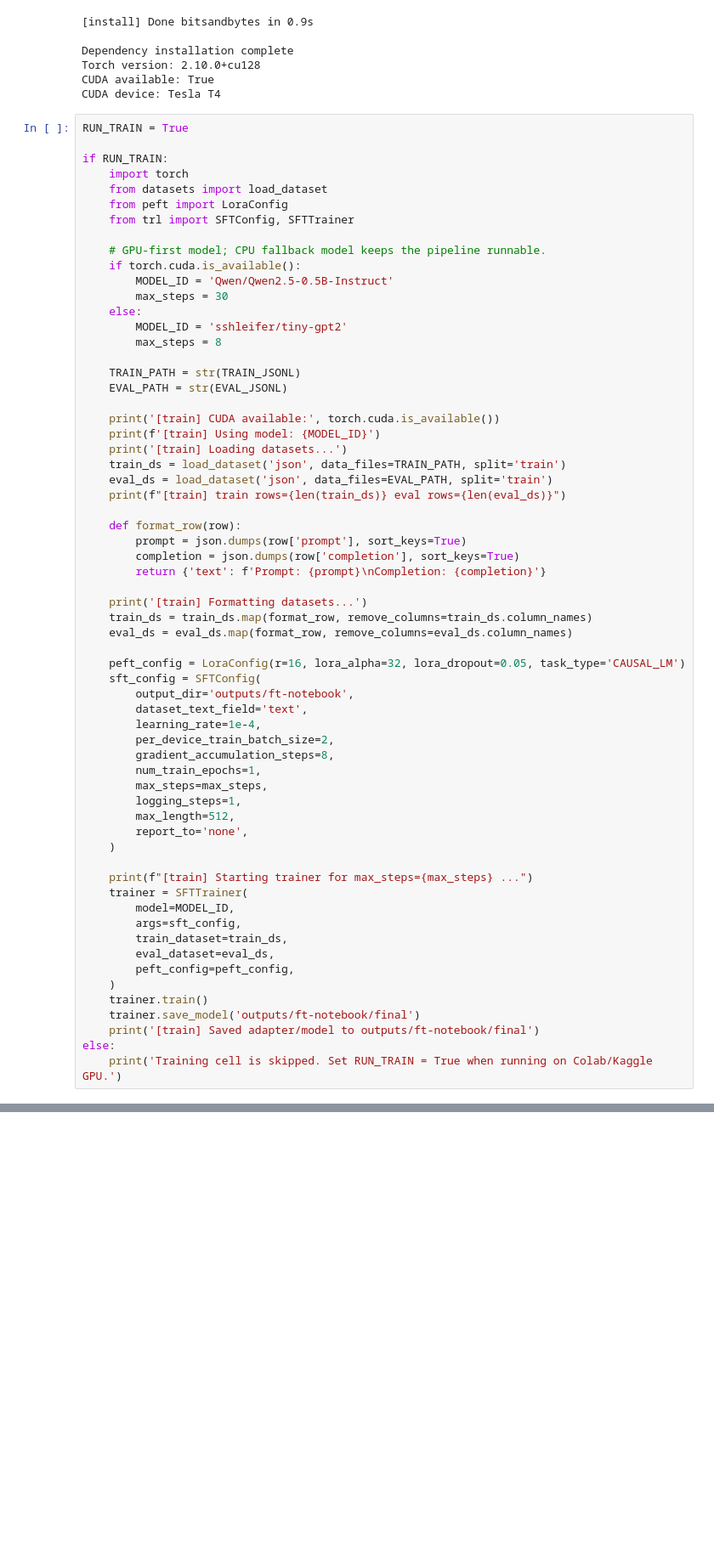
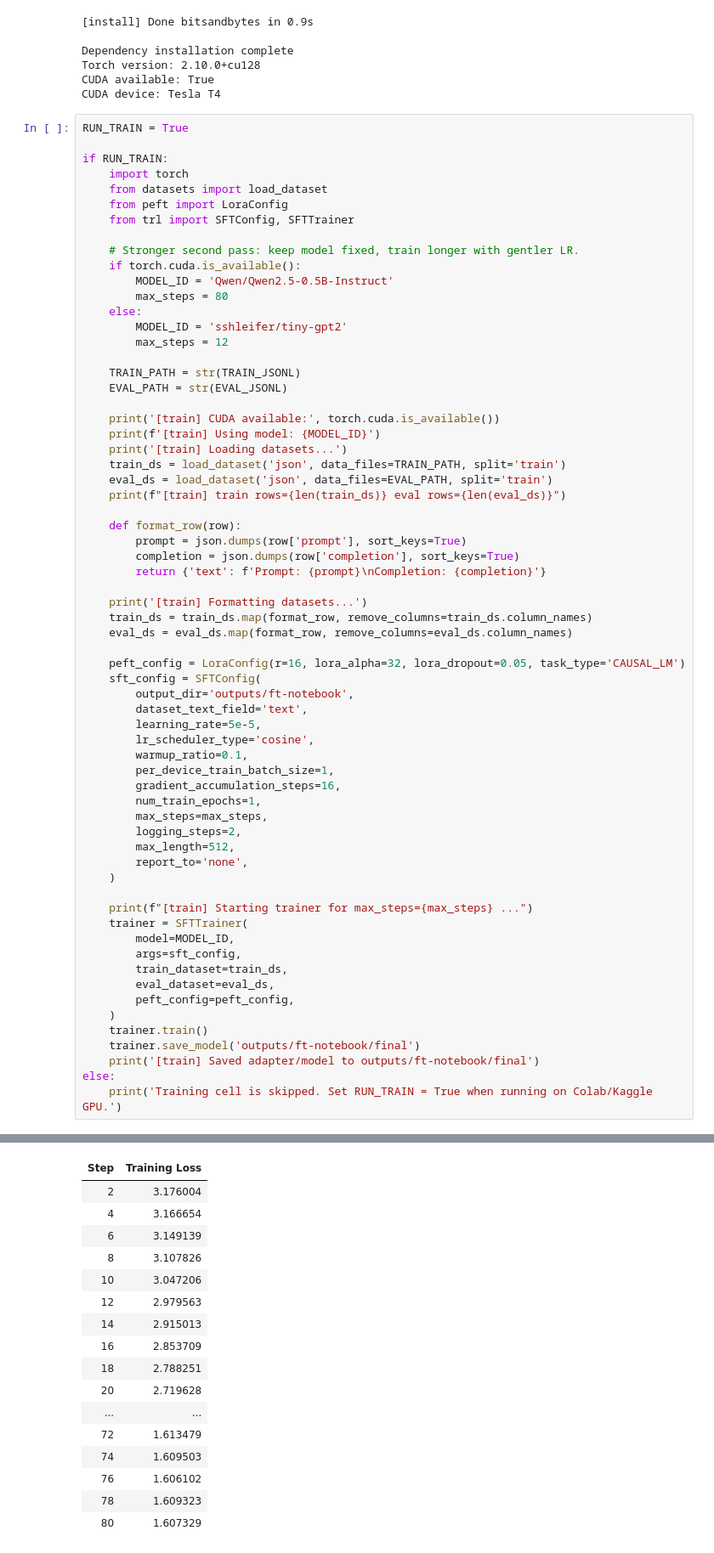
Before and after one commit to aaliyan1230/tool-calling-reliability-benchmark, a Jupyter notebook: analysis/finetuning_entrypoint.ipynb, the cells around one changed output, grey strips where cells are left out. Shown at 85% size. Saved outputs shown, nothing was run; the diff lists cells and outputs as text; blank space fills up the shorter version.

```diff
--- a/analysis/finetuning_entrypoint.ipynb
+++ b/analysis/finetuning_entrypoint.ipynb
@@ -402,13 +848,13 @@ if RUN_TRAIN:
     from peft import LoraConfig
     from trl import SFTConfig, SFTTrainer
 
-    # GPU-first model; CPU fallback model keeps the pipeline runnable.
+    # Stronger second pass: keep model fixed, train longer with gentler LR.
     if torch.cuda.is_available():
         MODEL_ID = 'Qwen/Qwen2.5-0.5B-Instruct'
-        max_steps = 30
+        max_steps = 80
     else:
         MODEL_ID = 'sshleifer/tiny-gpt2'
-        max_steps = 8
+        max_steps = 12
 
     TRAIN_PATH = str(TRAIN_JSONL)
     EVAL_PATH = str(EVAL_JSONL)
@@ -433,12 +879,14 @@ if RUN_TRAIN:
     sft_config = SFTConfig(
         output_dir='outputs/ft-notebook',
         dataset_text_field='text',
-        learning_rate=1e-4,
-        per_device_train_batch_size=2,
-        gradient_accumulation_steps=8,
+        learning_rate=5e-5,
+        lr_scheduler_type='cosine',
+        warmup_ratio=0.1,
+        per_device_train_batch_size=1,
+        gradient_accumulation_steps=16,
         num_train_epochs=1,
         max_steps=max_steps,
-        logging_steps=1,
+        logging_steps=2,
         max_length=512,
         report_to='none',
     )
@@ -466,0 +917,17 @@ Warning: You are sending unauthenticated requests to the HF Hub. Please set a HF
+| Step | Training Loss |
+| 2 | 3.176004 |
+| 4 | 3.166654 |
+| 6 | 3.149139 |
+| 8 | 3.107826 |
+| 10 | 3.047206 |
+| 12 | 2.979563 |
+| 14 | 2.915013 |
+| 16 | 2.853709 |
+| 18 | 2.788251 |
+| 20 | 2.719628 |
+| ... | ... |
+| 72 | 1.613479 |
+| 74 | 1.609503 |
+| 76 | 1.606102 |
+| 78 | 1.609323 |
+| 80 | 1.607329 |
```
Also changed, not shown: parts of 8 cells of this notebook.
